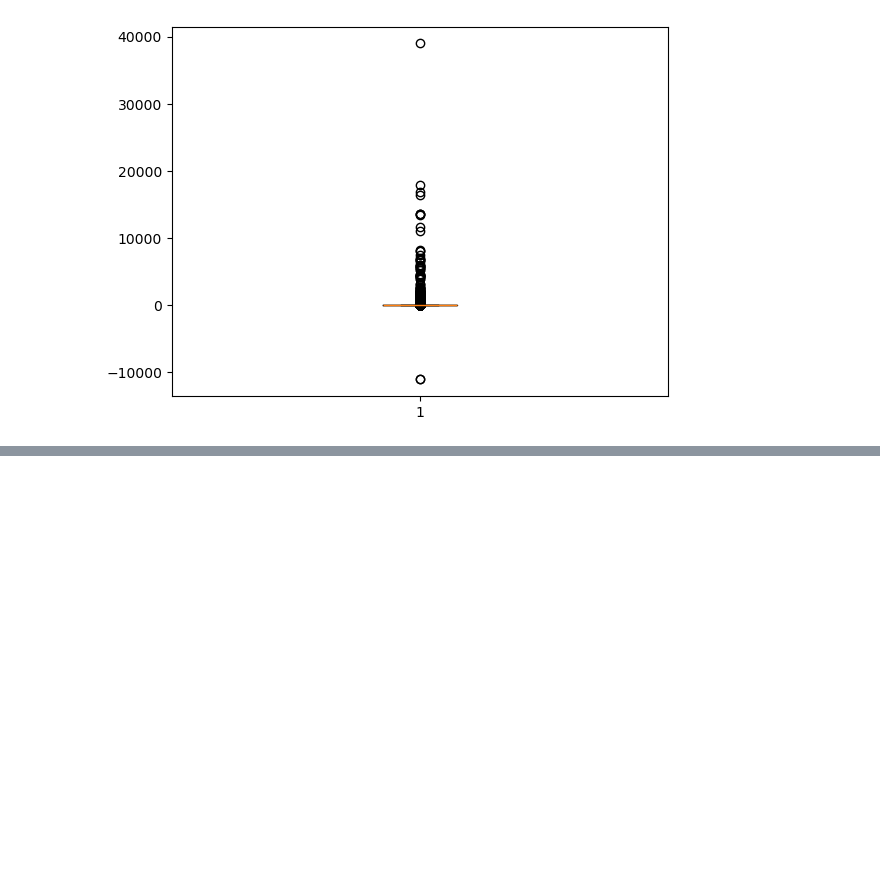
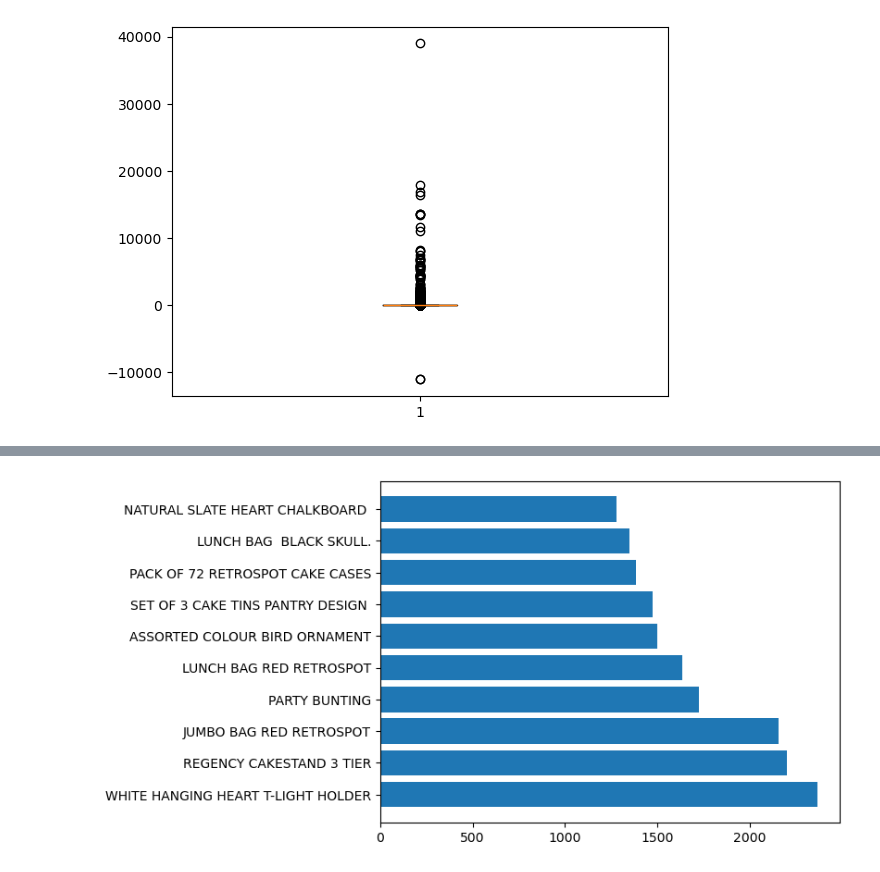
Before and after one commit to MogiliVeerendra/Online_Retail_pandas_project, a Jupyter notebook: notebooks/04_eda.ipynb, the cells around one changed output, grey strips where cells are left out. Saved outputs shown, nothing was run; the diff lists cells and outputs as text; code cells hidden in the pictures; blank space fills up the shorter version.

```diff
--- a/notebooks/04_eda.ipynb
+++ b/notebooks/04_eda.ipynb
@@ -119,0 +127,9 @@ plt.show()
+# %%
+fig,ax = plt.subplots()
+
+top_products = sales["Description"].value_counts().head(10)
+ax.barh(top_products.index,top_products.values)
+
+plt.show()
+# %% [output]
+[figure, added]
```
Also changed, not shown: parts of 6 cells of this notebook, 7 other files.
